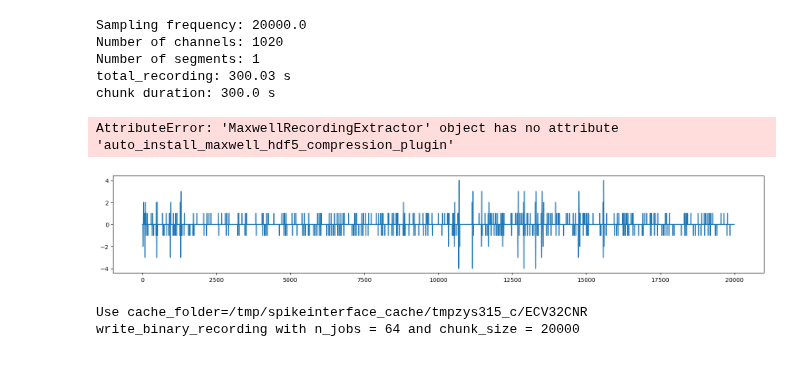
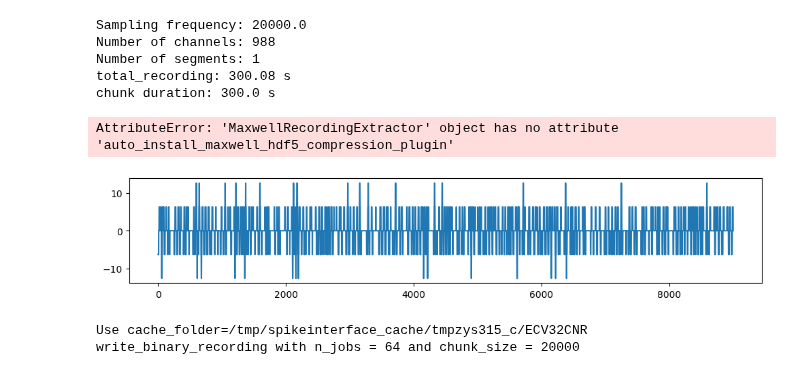
Before and after one commit to roybens/MEA_Analysis, a Jupyter notebook: IPNAnalysis/SpikeSortingAlgorithmFigures.ipynb, the cells around one changed output. Cells and saved outputs as stored; diff of their text form; code cells hidden in the pictures.

Commit message:
Chnges separating plotting from netwrok analysis

```diff
--- a/IPNAnalysis/SpikeSortingAlgorithmFigures.ipynb
+++ b/IPNAnalysis/SpikeSortingAlgorithmFigures.ipynb
@@ -14,7 +14,7 @@ import spikeinterface.qualitymetrics as qm
 import helper_functions as helper
 # %%
 #Reading the file, BP filtering
-local_path= '/mnt/disk15tb/primaryneurondata/KCNT1_2/KCNT1_2/230901/16465/Network/000328/data.raw.h5' #network data from chip 16848
+local_path= '/mnt/disk20tb/Organoids/Maxone/RTT_Organoids_T2_02022024_KMB/RTT_Organoids_T2_02022024_KMB/240222/19401/Network/000051/data.raw.h5' #network data from chip 16848
 
 recording1 = se.read_maxwell(local_path)
 
@@ -41,9 +41,9 @@ recording_chunk = recodring_cmr.frame_slice(start_frame= 0*fs,end_frame=300*fs)
 print(f"chunk duration: {recording_chunk.get_total_duration()} s")
 # %% [output]
 Sampling frequency: 20000.0
-Number of channels: 1020
+Number of channels: 988
 Number of segments: 1
-total_recording: 300.03 s
+total_recording: 300.08 s
 chunk duration: 300.0 s
 # %%
 import os
@@ -52,16 +52,14 @@ os.environ['HDF5_PLUGIN_PATH']='/home/mmp/Documents/Maxlab/so/'
 recording1.auto_install_maxwell_hdf5_compression_plugin()
 # %% [output]
 AttributeError: 'MaxwellRecordingExtractor' object has no attribute 'auto_install_maxwell_hdf5_compression_plugin'
-# %%
-rectmp = recording_chunk.frame_slice(start_frame=int(13.75*fs),end_frame=int(14.75*fs))
-traces_unscaled = rectmp.get_traces(return_scaled=False)
-plt.figure(figsize=(20,3))
-plt.plot(traces_unscaled[:, 424], label="unscaled")
-#plt.legend()
-#plt.savefig()
-plt.show()
-# %% [output]
-[figure, removed]
+# %%
+traces = recording_chunk.get_traces(start_frame=391000, end_frame=400000, segment_index=0,return_scaled=True)
+plt.figure(figsize=(12,2))
+plt.plot(traces[:,799])
+plt.savefig('/home/mmp/Documents/traces/fulltrace_organoid.svg',format='svg')
+plt.show()
+# %% [output]
+[figure, added]
 # %%
 rec2 = recording_chunk.save(n_jobs=64)
 # %% [output]
```
Also changed, not shown: 20 other files.
